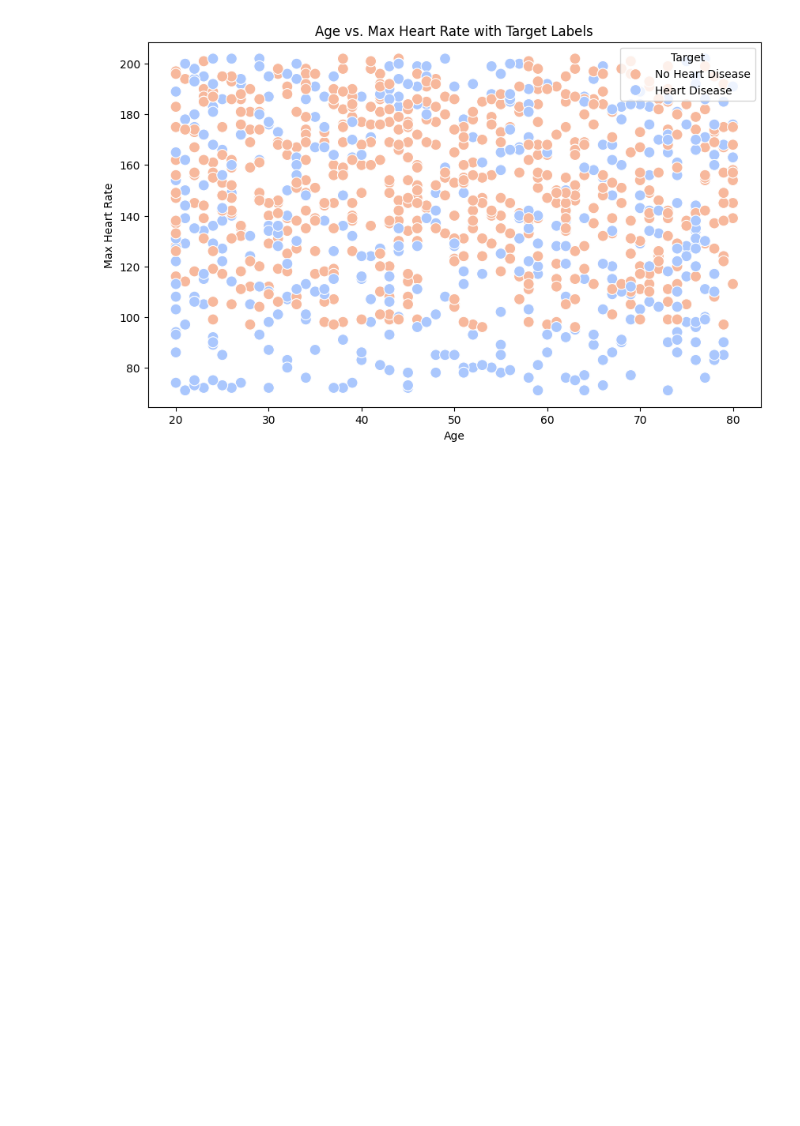
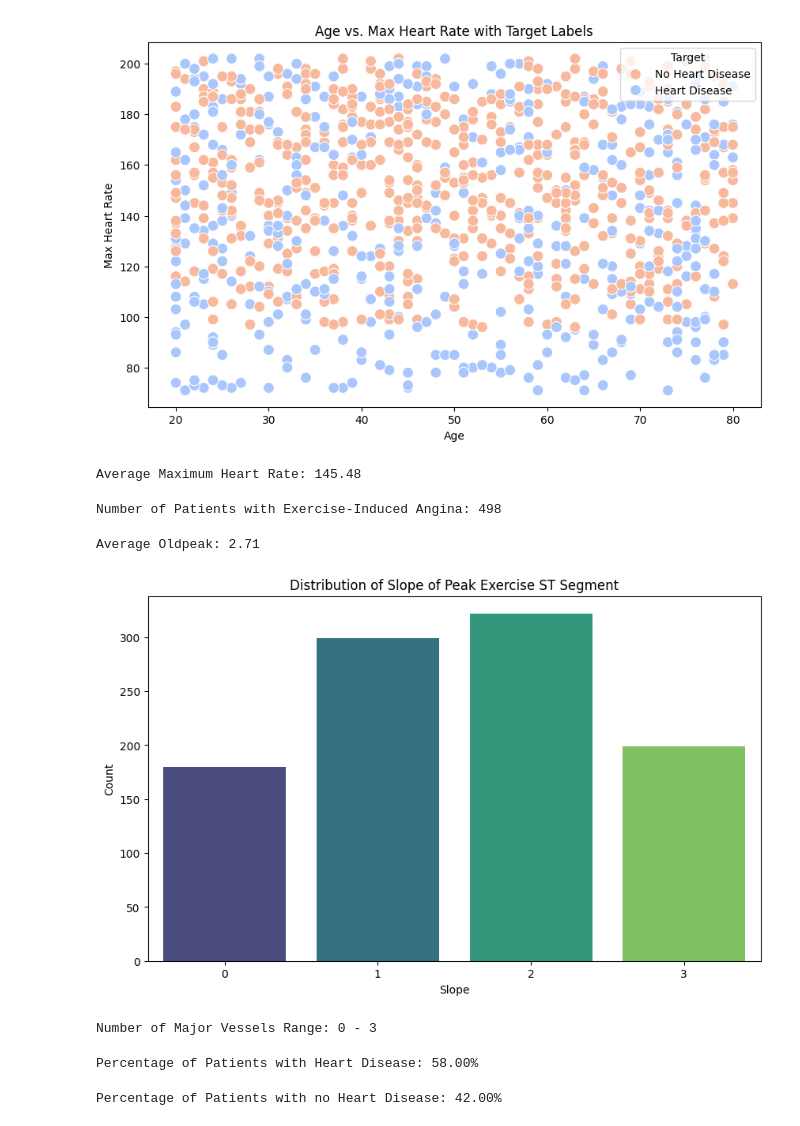
Before and after one commit to AvinandanRoy/DataAnalysis, a Jupyter notebook: CVDs.ipynb, the cells around one changed output. Drawn from its saved outputs; the diff is of its cells as text; code cells hidden in the pictures; blank space fills up the shorter version.

```diff
--- a/CVDs.ipynb
+++ b/CVDs.ipynb
@@ -173,3 +173,42 @@ plt.legend(title='Target', loc='upper right', labels=['No Heart Disease', 'Heart
 plt.show()
 # %% [output]
 [figure]
+# %%
+average_max_heart_rate = df['maxheartrate'].mean()
+print(f"Average Maximum Heart Rate: {average_max_heart_rate:.2f}")
+# %% [output]
+Average Maximum Heart Rate: 145.48
+# %%
+exercise_angina_count = df['exerciseangia'].sum()
+print(f"Number of Patients with Exercise-Induced Angina: {exercise_angina_count}")
+# %% [output]
+Number of Patients with Exercise-Induced Angina: 498
+# %%
+average_oldpeak = df['oldpeak'].mean()
+print(f"Average Oldpeak: {average_oldpeak:.2f}")
+# %% [output]
+Average Oldpeak: 2.71
+# %%
+plt.figure(figsize=(10, 6))
+sns.countplot(x='slope', data=df, palette='viridis')
+plt.title('Distribution of Slope of Peak Exercise ST Segment')
+plt.xlabel('Slope')
+plt.ylabel('Count')
+plt.show()
+# %% [output]
+[figure, added]
+# %%
+vessels_range = f"Number of Major Vessels Range: {df['noofmajorvessels'].min()} - {df['noofmajorvessels'].max()}"
+print(vessels_range)
+# %% [output]
+Number of Major Vessels Range: 0 - 3
+# %%
+percentage_heart_disease = (df['target'].sum() / len(df)) * 100
+print(f"Percentage of Patients with Heart Disease: {percentage_heart_disease:.2f}%")
+# %% [output]
+Percentage of Patients with Heart Disease: 58.00%
+# %%
+percentage_heart_disease = ((df['target']== 0).sum() / len(df)) * 100
+print(f"Percentage of Patients with no Heart Disease: {percentage_heart_disease:.2f}%")
+# %% [output]
+Percentage of Patients with no Heart Disease: 42.00%
```
Also changed, not shown: parts of 1 cell of this notebook.
